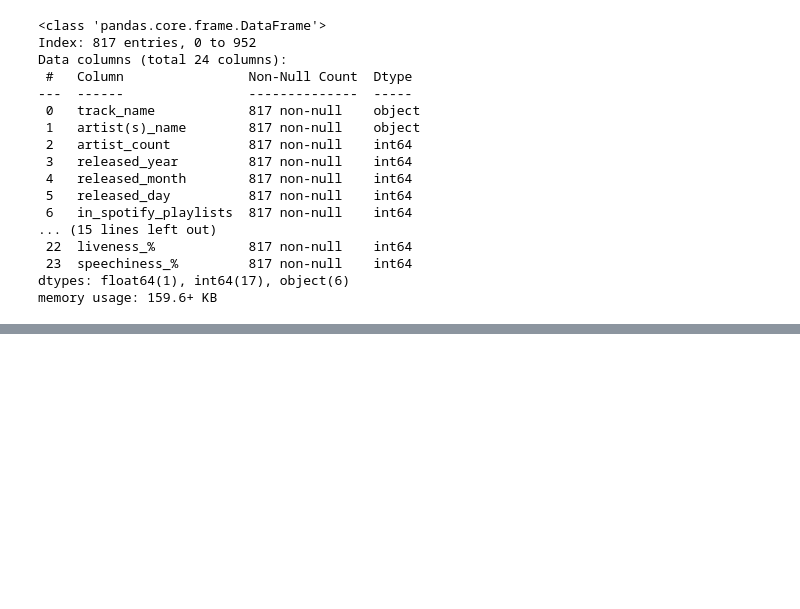
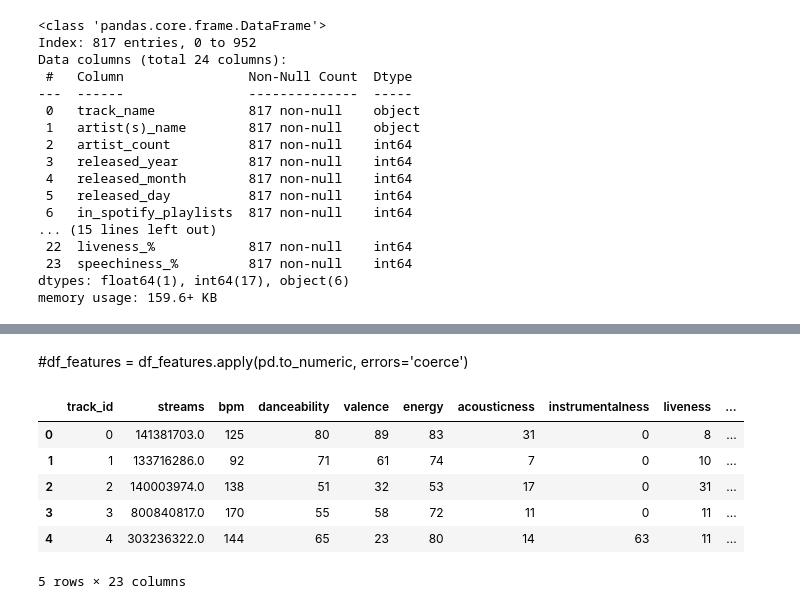
Before and after one commit to se4thvin/Python-Data-Visualizer, a Jupyter notebook: spotify_most_listened_reason.ipynb, the cells around one changed output, grey strips where cells are left out. Cells and saved outputs as stored; diff of their text form; code cells hidden in the pictures; blank space fills up the shorter version.

```diff
--- a/spotify_most_listened_reason.ipynb
+++ b/spotify_most_listened_reason.ipynb
@@ -104,0 +129,23 @@ df.drop(columns=['track_name'], inplace=True)
+# %% [markdown]
+#df_features = df_features.apply(pd.to_numeric, errors='coerce')
+# %%
+re_col = {
+    'danceability_%': 'danceability',
+    'valence_%': 'valence',
+    'energy_%': 'energy',
+    'acousticness_%': 'acousticness',
+    'instrumentalness_%': 'instrumentalness',
+    'liveness_%': 'liveness',
+    'speechiness_%': 'speechiness'
+}
+
+df_feature.rename(columns=re_col, inplace=True)
+df_feature.head()
+# %% [output]
+|  | track_id | streams | bpm | danceability | valence | energy | acousticness | instrumentalness | liveness | ... |
+| 0 | 0 | 141381703.0 | 125 | 80 | 89 | 83 | 31 | 0 | 8 | ... |
+| 1 | 1 | 133716286.0 | 92 | 71 | 61 | 74 | 7 | 0 | 10 | ... |
+| 2 | 2 | 140003974.0 | 138 | 51 | 32 | 53 | 17 | 0 | 31 | ... |
+| 3 | 3 | 800840817.0 | 170 | 55 | 58 | 72 | 11 | 0 | 11 | ... |
+| 4 | 4 | 303236322.0 | 144 | 65 | 23 | 80 | 14 | 63 | 11 | ... |
+5 rows × 23 columns
```
Also changed, not shown: parts of 4 cells of this notebook, 1 other file.
